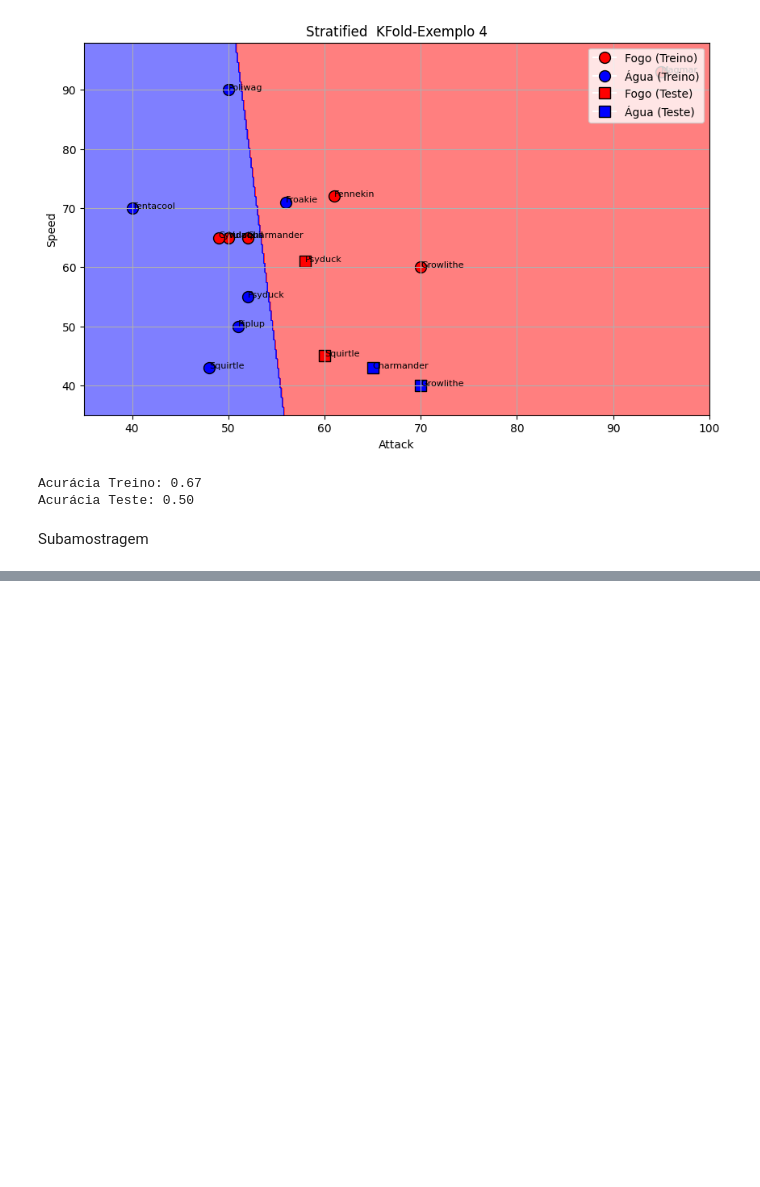
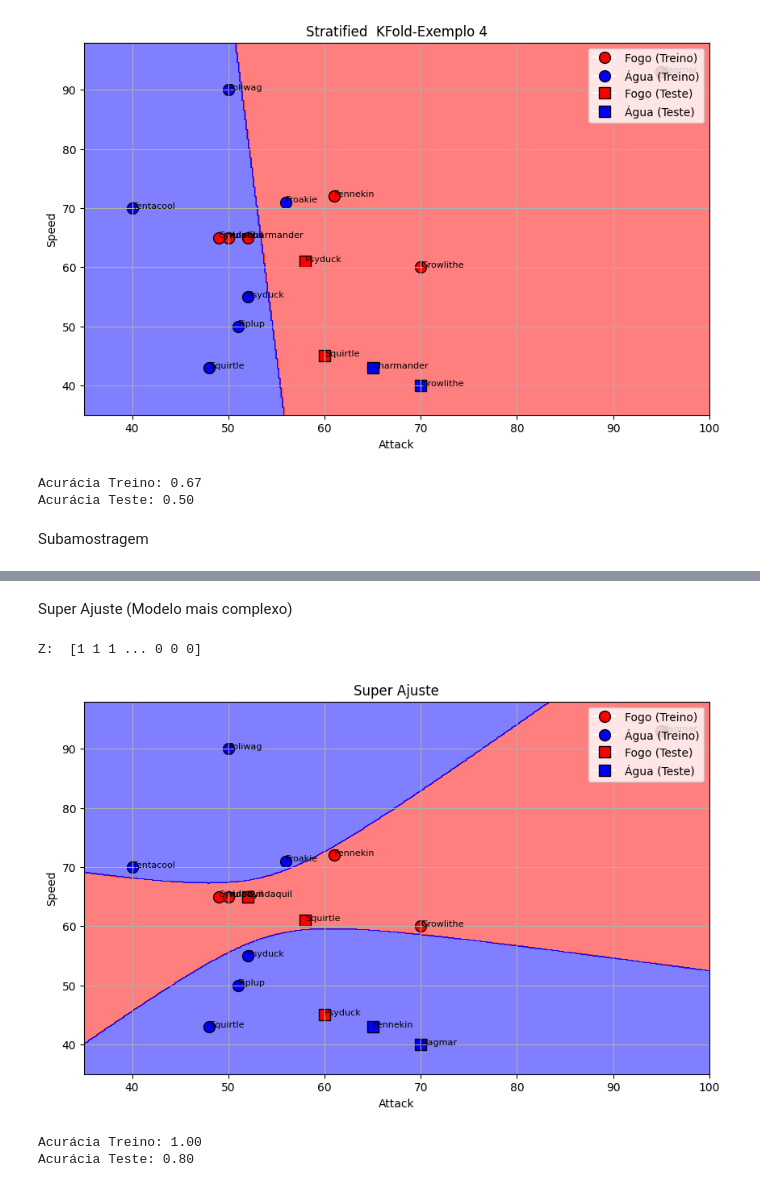
Before and after one commit to LeonardoRaiz/FATEC, a Jupyter notebook: Aulas/IA/2025-2/Aula 01/Aula 01.ipynb, the cells around one changed output, grey strips where cells are left out. Saved outputs shown, nothing was run; the diff lists cells and outputs as text; code cells hidden in the pictures; blank space fills up the shorter version.

```diff
--- a/Aulas/IA/2025-2/Aula 01/Aula 01.ipynb
+++ b/Aulas/IA/2025-2/Aula 01/Aula 01.ipynb
@@ -224,0 +255,11 @@ Subamostragem
+# %% [markdown]
+Super Ajuste (Modelo mais complexo)
+# %%
+model_super = make_pipeline(PolynomialFeatures(degree=3), LogisticRegression(max_iter=1000))
+model_super.fit(x_train, y_train)
+plot_model(model_super, x_train, y_train, x_test, y_test, 'Super Ajuste')
+# %% [output]
+Z:  [1 1 1 ... 0 0 0]
+[figure, added]
+Acurácia Treino: 1.00
+Acurácia Teste: 0.80
```
Also changed, not shown: parts of 4 cells of this notebook, 27 other files.
